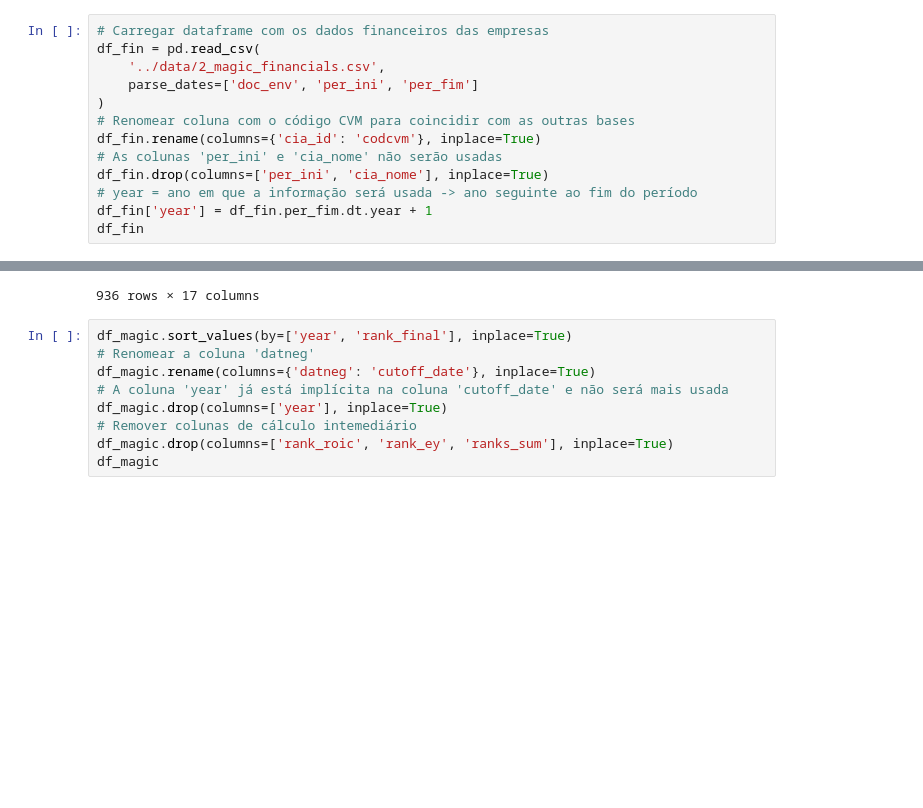
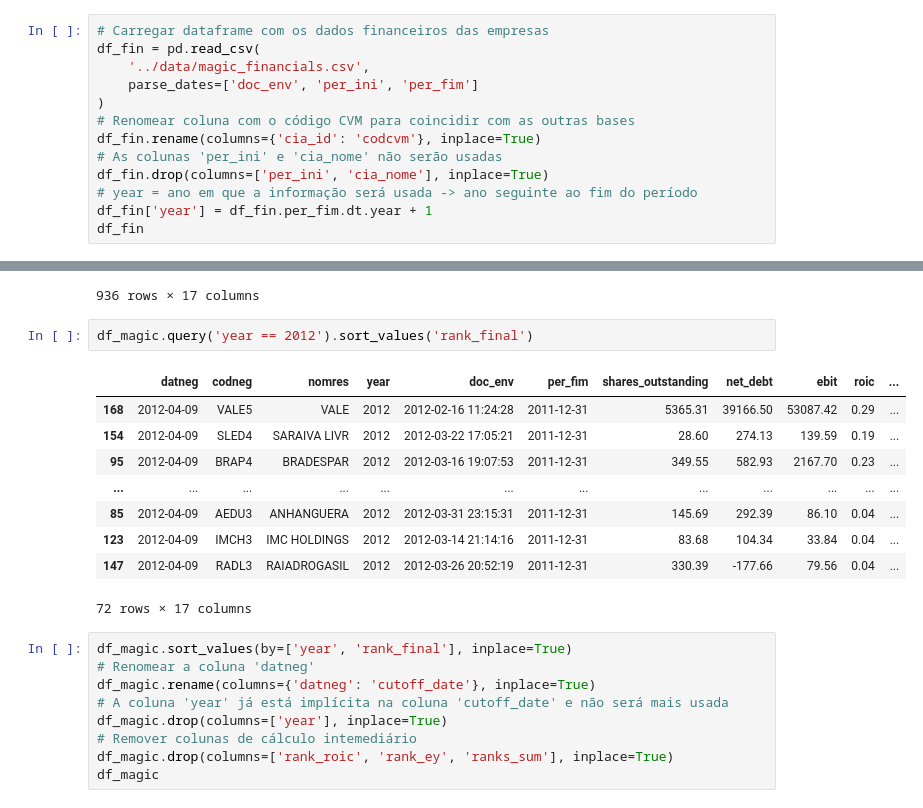
Before and after one commit to AlgebraQuant/MagicFormula, a Jupyter notebook: scripts/4_magic_stocks.ipynb, the cells around one changed output, grey strips where cells are left out. Cells and saved outputs as stored; diff of their text form; blank space fills up the shorter version.

```diff
--- a/scripts/4_magic_stocks.ipynb
+++ b/scripts/4_magic_stocks.ipynb
@@ -230,7 +230,7 @@ Núm. de empresas cujo código não foi localizado 36
 # %%
 # Carregar dataframe com os dados financeiros das empresas
 df_fin = pd.read_csv(
-    '../data/2_magic_financials.csv',
+    '../data/magic_financials.csv',
     parse_dates=['doc_env', 'per_ini', 'per_fim']
 )
 # Renomear coluna com o código CVM para coincidir com as outras bases
@@ -407,6 +417,18 @@ df_magic
 | 1020 | 2022-04-11 | WEGE3 | WEG | 2022 | 2022-02-16 07:05:37 | 2021-12-31 | 4197.32 | -1428.02 | 4158.34 | 0.33 | ... |
 | 1022 | 2022-04-11 | YDUQ3 | YDUQS PART | 2022 | 2022-03-15 18:09:20 | 2021-12-31 | 309.09 | 3692.84 | 546.59 | 0.08 | ... |
 936 rows × 17 columns
+# %%
+df_magic.query('year == 2012').sort_values('rank_final')
+# %% [output]
+|  | datneg | codneg | nomres | year | doc_env | per_fim | shares_outstanding | net_debt | ebit | roic | ... |
+| 168 | 2012-04-09 | VALE5 | VALE | 2012 | 2012-02-16 11:24:28 | 2011-12-31 | 5365.31 | 39166.50 | 53087.42 | 0.29 | ... |
+| 154 | 2012-04-09 | SLED4 | SARAIVA LIVR | 2012 | 2012-03-22 17:05:21 | 2011-12-31 | 28.60 | 274.13 | 139.59 | 0.19 | ... |
+| 95 | 2012-04-09 | BRAP4 | BRADESPAR | 2012 | 2012-03-16 19:07:53 | 2011-12-31 | 349.55 | 582.93 | 2167.70 | 0.23 | ... |
+| ... | ... | ... | ... | ... | ... | ... | ... | ... | ... | ... | ... |
+| 85 | 2012-04-09 | AEDU3 | ANHANGUERA | 2012 | 2012-03-31 23:15:31 | 2011-12-31 | 145.69 | 292.39 | 86.10 | 0.04 | ... |
+| 123 | 2012-04-09 | IMCH3 | IMC HOLDINGS | 2012 | 2012-03-14 21:14:16 | 2011-12-31 | 83.68 | 104.34 | 33.84 | 0.04 | ... |
+| 147 | 2012-04-09 | RADL3 | RAIADROGASIL | 2012 | 2012-03-26 20:52:19 | 2011-12-31 | 330.39 | -177.66 | 79.56 | 0.04 | ... |
+72 rows × 17 columns
 # %%
 df_magic.sort_values(by=['year', 'rank_final'], inplace=True)
 # Renomear a coluna 'datneg'
```
Also changed, not shown: parts of 9 cells of this notebook.
